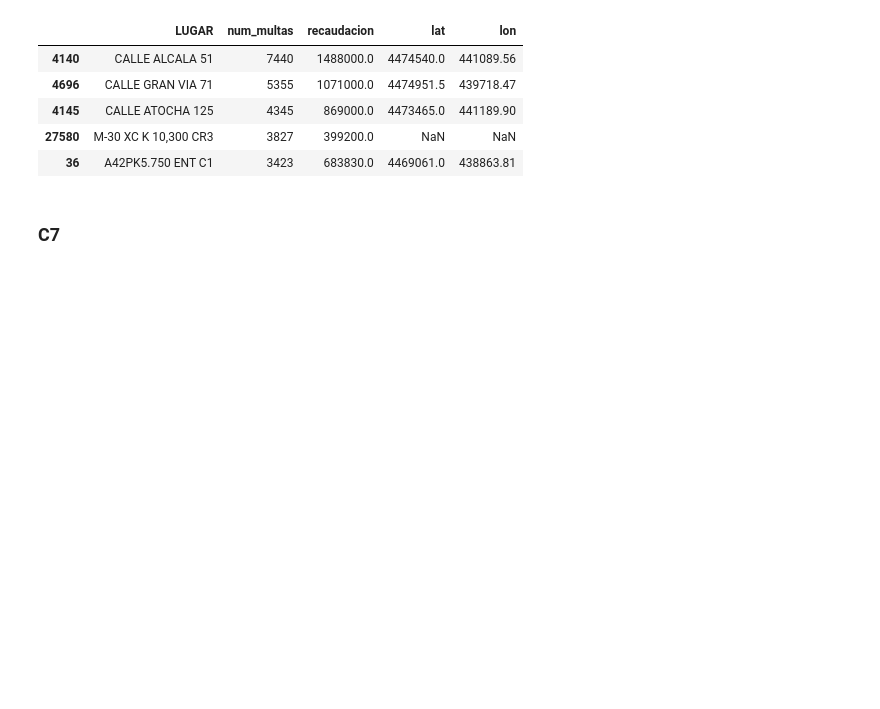
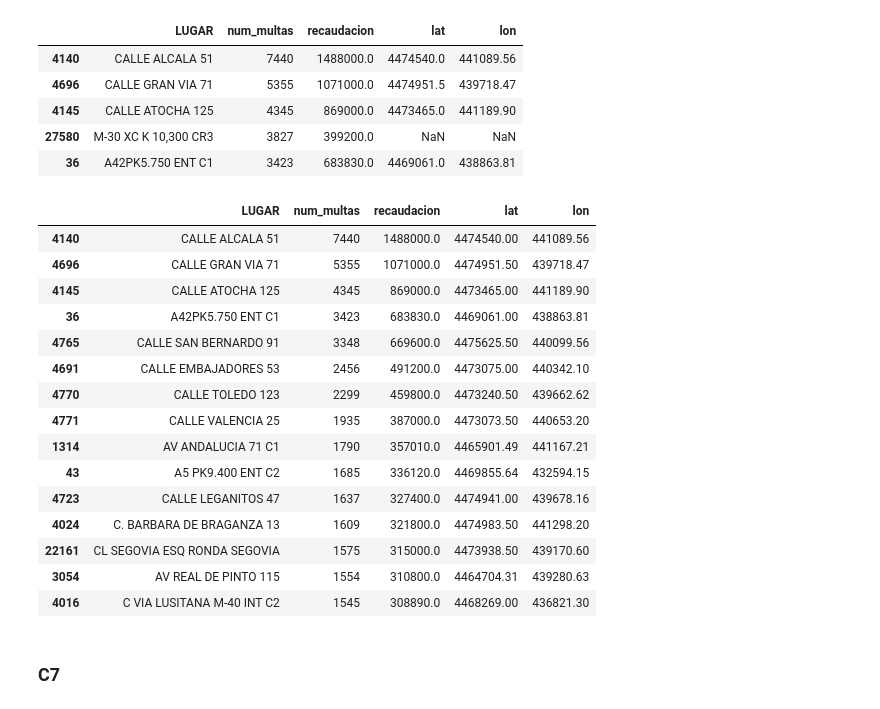
Before and after one commit to TiaIvonne/DataEngineering-AdvancedPython, a Jupyter notebook: enunciado.ipynb, the cells around one changed output. Saved outputs shown, nothing was run; the diff lists cells and outputs as text; code cells hidden in the pictures; blank space fills up the shorter version.

```diff
--- a/enunciado.ipynb
+++ b/enunciado.ipynb
@@ -598,3 +595,22 @@ resumen_lugar_500['lon'] = resumen_lugar_500['lon'].fillna(resumen_lugar_500['lo
+# %%
+resumen_lugar_500.head(15)
+# %% [output]
+|  | LUGAR | num_multas | recaudacion | lat | lon |
+| 4140 | CALLE ALCALA 51 | 7440 | 1488000.0 | 4474540.00 | 441089.56 |
+| 4696 | CALLE GRAN VIA 71 | 5355 | 1071000.0 | 4474951.50 | 439718.47 |
+| 4145 | CALLE ATOCHA 125 | 4345 | 869000.0 | 4473465.00 | 441189.90 |
+| 36 | A42PK5.750 ENT C1 | 3423 | 683830.0 | 4469061.00 | 438863.81 |
+| 4765 | CALLE SAN BERNARDO 91 | 3348 | 669600.0 | 4475625.50 | 440099.56 |
+| 4691 | CALLE EMBAJADORES 53 | 2456 | 491200.0 | 4473075.00 | 440342.10 |
+| 4770 | CALLE TOLEDO 123 | 2299 | 459800.0 | 4473240.50 | 439662.62 |
+| 4771 | CALLE VALENCIA 25 | 1935 | 387000.0 | 4473073.50 | 440653.20 |
+| 1314 | AV ANDALUCIA 71 C1 | 1790 | 357010.0 | 4465901.49 | 441167.21 |
+| 43 | A5 PK9.400 ENT C2 | 1685 | 336120.0 | 4469855.64 | 432594.15 |
+| 4723 | CALLE LEGANITOS 47 | 1637 | 327400.0 | 4474941.00 | 439678.16 |
+| 4024 | C. BARBARA DE BRAGANZA 13 | 1609 | 321800.0 | 4474983.50 | 441298.20 |
+| 22161 | CL SEGOVIA ESQ RONDA SEGOVIA | 1575 | 315000.0 | 4473938.50 | 439170.60 |
+| 3054 | AV REAL DE PINTO 115 | 1554 | 310800.0 | 4464704.31 | 439280.63 |
+| 4016 | C VIA LUSITANA M-40 INT C2 | 1545 | 308890.0 | 4468269.00 | 436821.30 |
 # %% [markdown]
 ### C7
 # %% [markdown]
```
Also changed, not shown: parts of 22 cells of this notebook.
